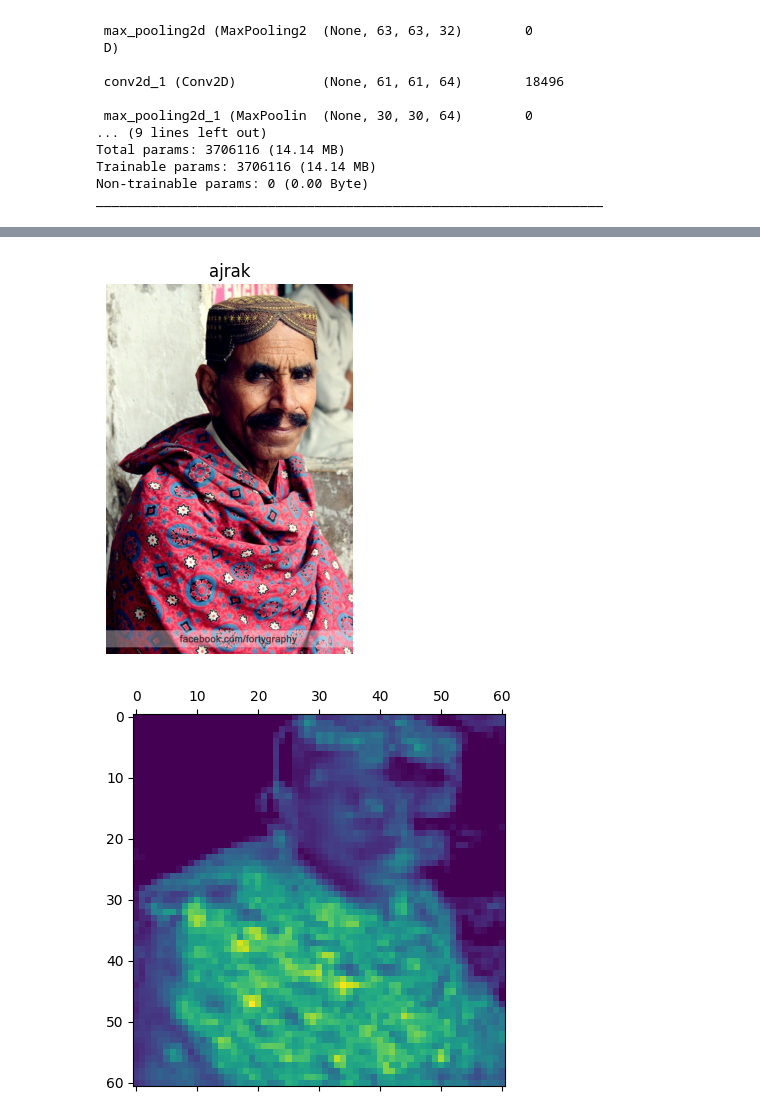
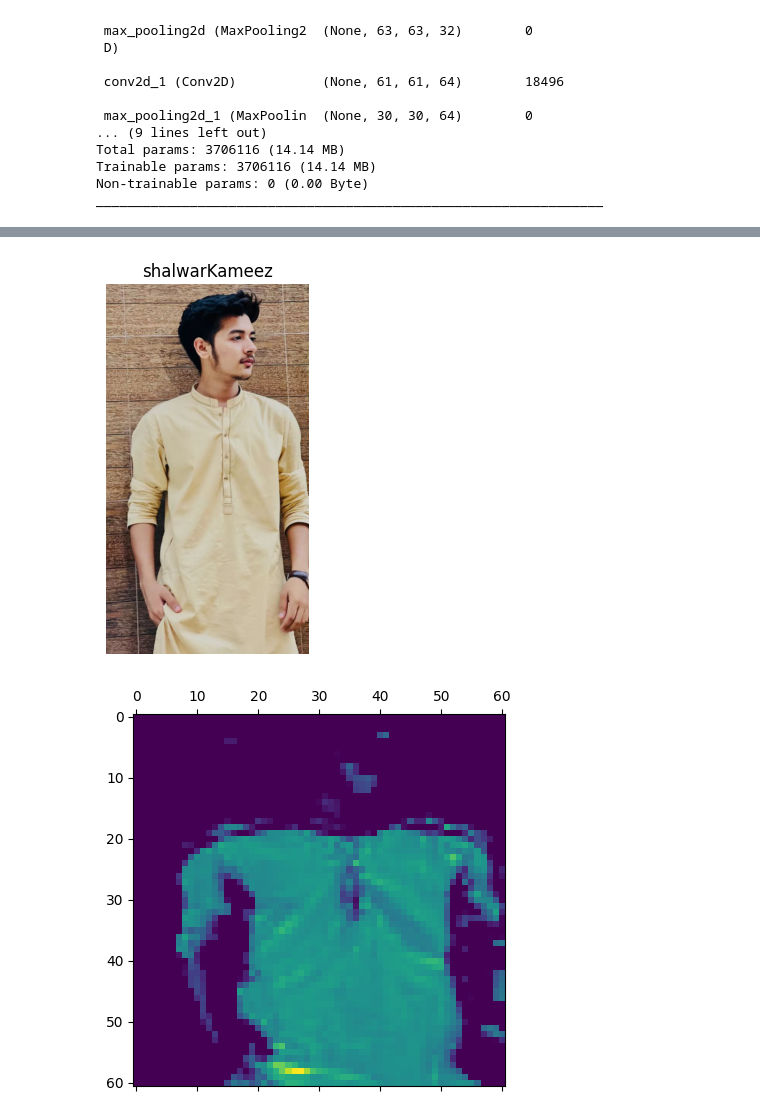
Before and after one commit to khizer-kt/AttireClassifier, a Jupyter notebook: multi.ipynb, the cells around one changed output, grey strips where cells are left out. Cells and saved outputs as stored; diff of their text form; code cells hidden in the pictures.

```diff
--- a/multi.ipynb
+++ b/multi.ipynb
@@ -105,7 +105,7 @@ from keras.models import load_model
 loadedModel = load_model("classifierModel.h5")
 # %%
 import matplotlib.image as mpimg
-test_image_path = 'test/ajrakman.jpg'  # Change the path to your test image
+test_image_path = 'test/wasam.png'  # Change the path to your test image
 test_image = tf.keras.utils.load_img(test_image_path, target_size=(128, 128))
 test_image = tf.keras.utils.img_to_array(test_image)
 test_image = test_image.reshape(1, 128, 128, 3)
@@ -124,4 +124,4 @@ plt.show()
-[figure, old version]
+[figure, new version]
 # %%
 import keras
 from IPython.display import Image, display
@@ -164,7 +164,7 @@ heatmap = make_gradcam_heatmap(img_array, model, last_conv_layer_name)
 plt.matshow(heatmap)
 plt.show()
 # %% [output]
-[figure, old version]
+[figure, new version]
 # %%
 import matplotlib
 def save_and_display_gradcam(img_path, heatmap, cam_path=f"gradCam/{test_image_path[5:]}", alpha=0.4):
```
Also changed, not shown: parts of 2 cells of this notebook, 6 other files.
